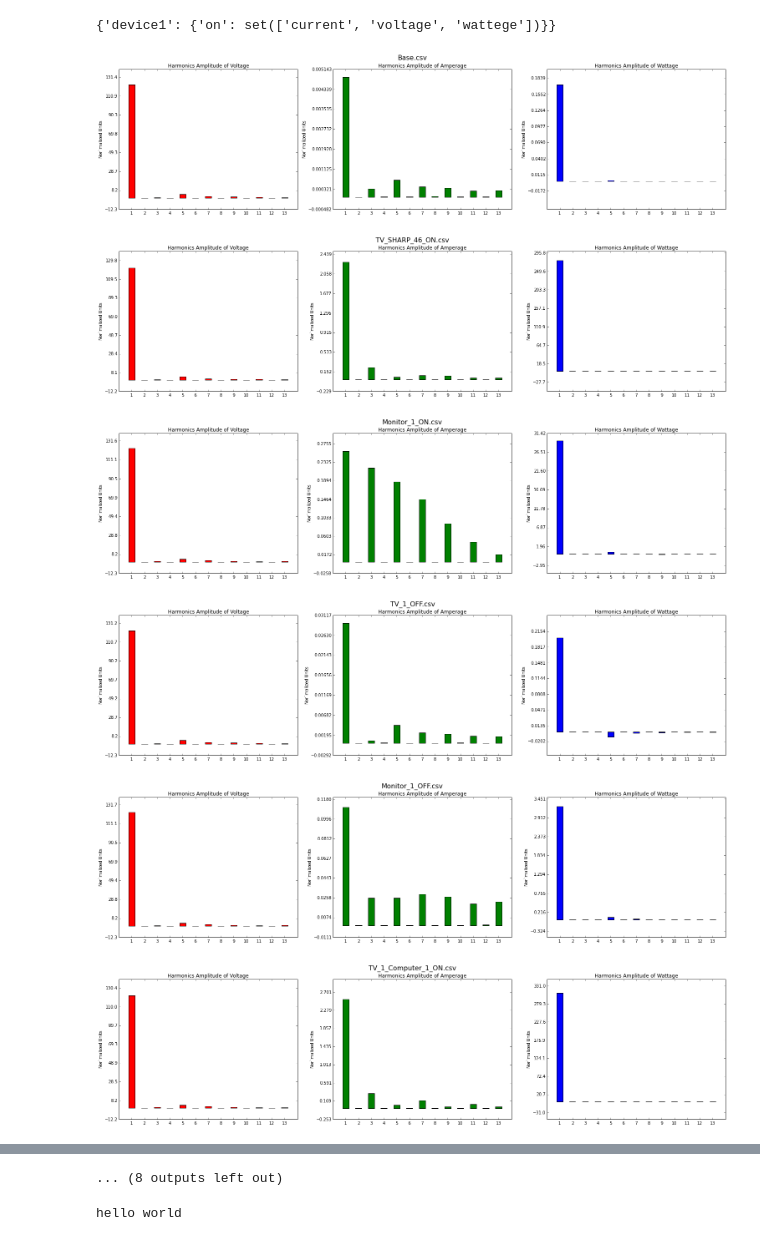
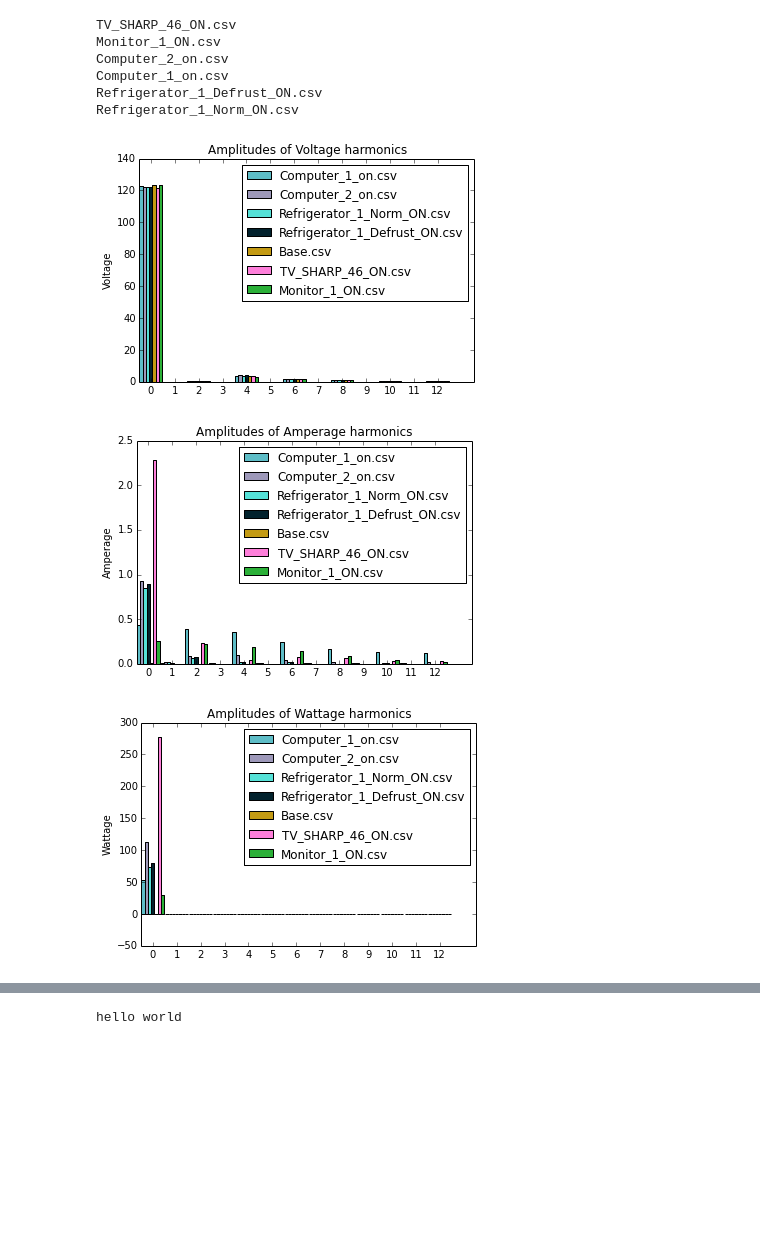
Before and after one commit to seadsystem/PA1000-Snapshot-Plotting, a Jupyter notebook: Snapshots.ipynb, the cells around one changed output, grey strips where cells are left out. Saved outputs shown, nothing was run; the diff lists cells and outputs as text; code cells hidden in the pictures; blank space fills up the shorter version.

Commit message:
color consistency and plotting all files on one graph

```diff
--- a/Snapshots.ipynb
+++ b/Snapshots.ipynb
@@ -1,10 +1,12 @@
 # %%
-run ./snapshot_t.py
+run ./plotall.py
 # %% [output]
-{'device1': {'on': set(['current', 'voltage', 'wattege'])}}
+TV_SHARP_46_ON.csv
+Monitor_1_ON.csv
+Computer_2_on.csv
+Computer_1_on.csv
+Refrigerator_1_Defrust_ON.csv
+Refrigerator_1_Norm_ON.csv
-[figure, old version]
+[figure, new version]
-[figure, old version]
+[figure, new version]
-[figure, old version]
+[figure, new version]
-[figure, removed]
-[figure, removed]
-[figure, removed]
@@ -16,4 +13,3 @@ run ./snapshot_t.py
-... (8 outputs left out)
 # %%
 # %% [output]
 hello world
```
Also changed, not shown: parts of 1 cell of this notebook, 1 other file.
